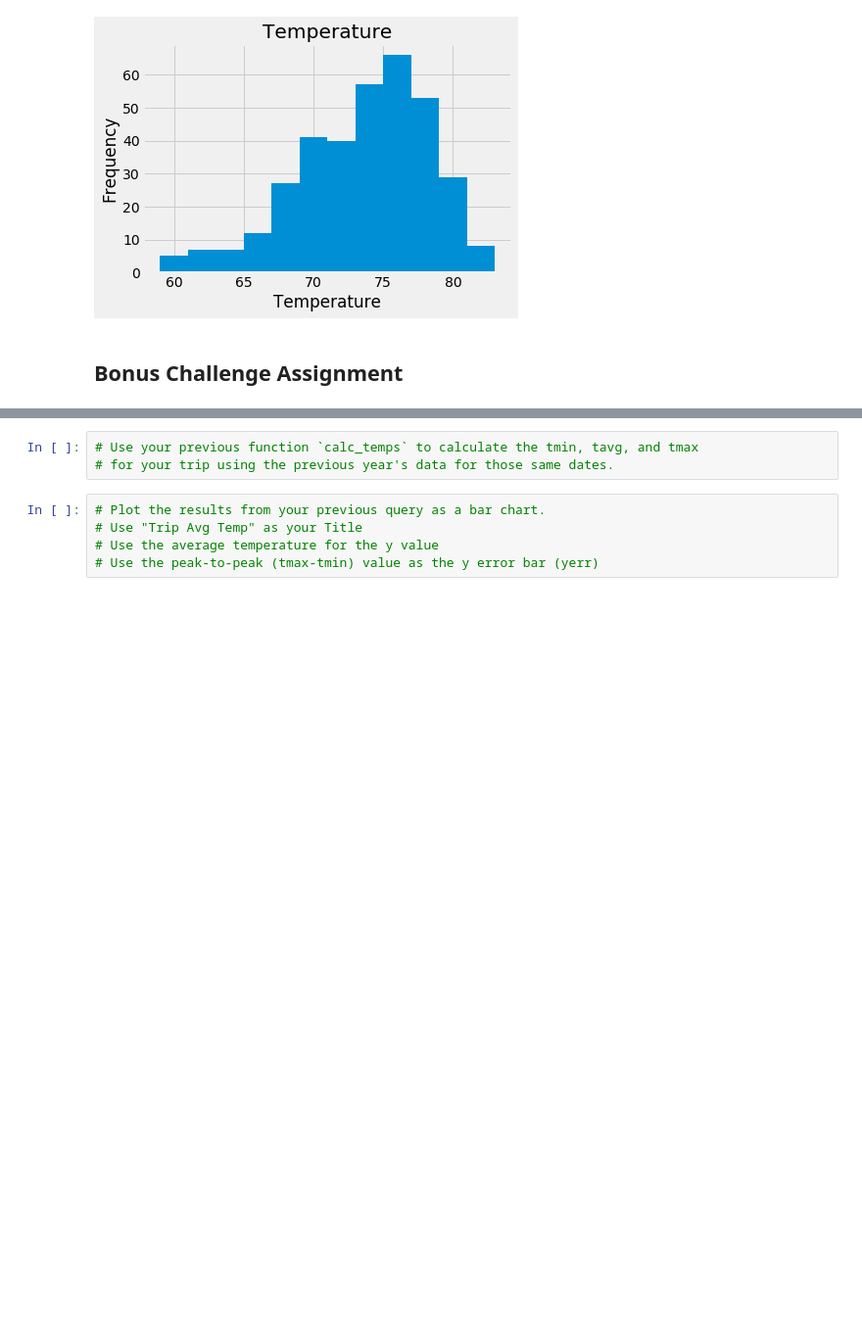
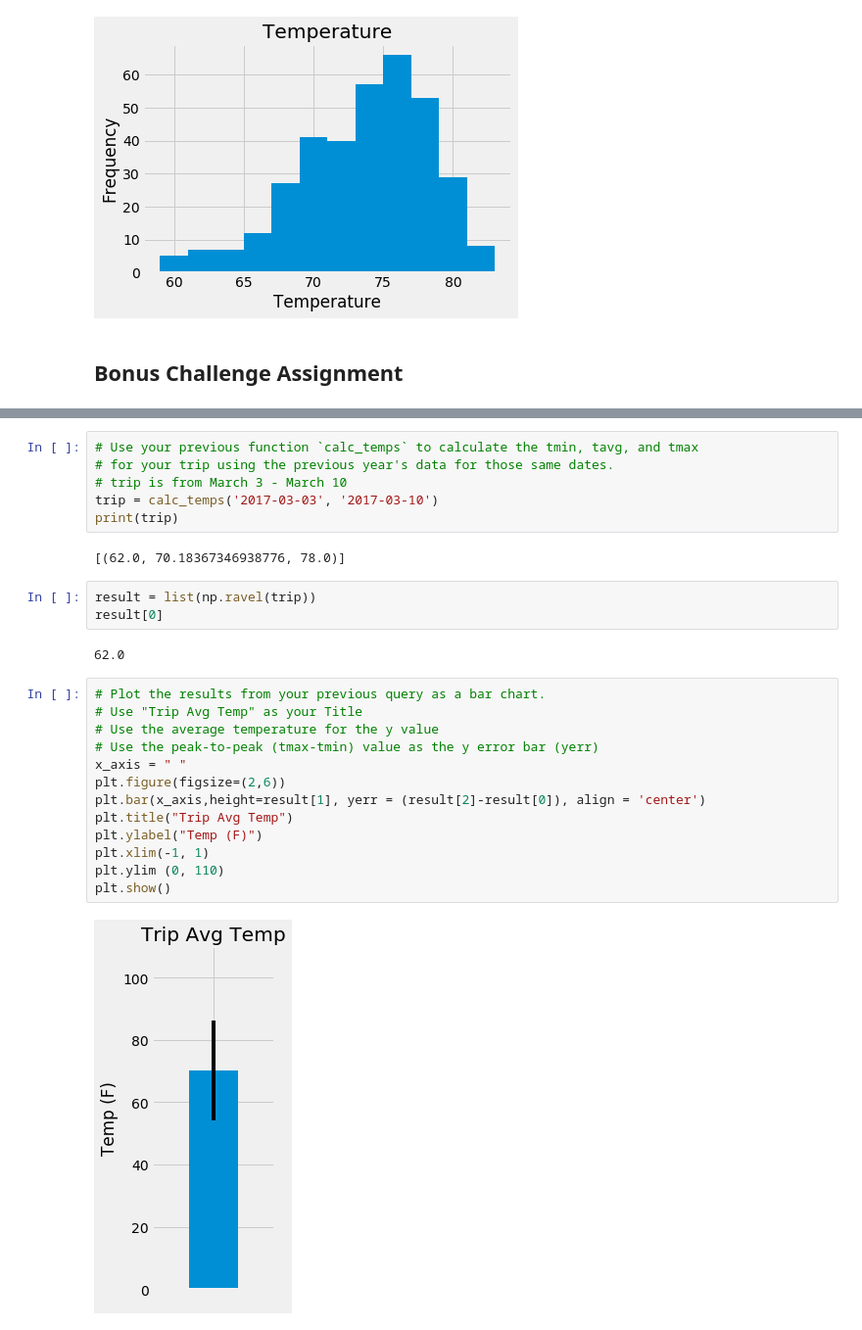
Before and after one commit to jtauman/sqlalchemy-challenge, a Jupyter notebook: climate_main.ipynb, the cells around one changed output, grey strips where cells are left out. Shown at 98% size. Drawn from its saved outputs; the diff is of its cells as text; blank space fills up the shorter version.

```diff
--- a/climate_main.ipynb
+++ b/climate_main.ipynb
@@ -214,8 +170,28 @@ print(calc_temps('2012-02-28', '2012-03-05'))
 # %%
 # Use your previous function `calc_temps` to calculate the tmin, tavg, and tmax
 # for your trip using the previous year's data for those same dates.
+# trip is from March 3 - March 10
+trip = calc_temps('2017-03-03', '2017-03-10')
+print(trip)
+# %% [output]
+[(62.0, 70.18367346938776, 78.0)]
+# %%
+result = list(np.ravel(trip))
+result[0]
+# %% [output]
+62.0
 # %%
 # Plot the results from your previous query as a bar chart.
 # Use "Trip Avg Temp" as your Title
 # Use the average temperature for the y value
 # Use the peak-to-peak (tmax-tmin) value as the y error bar (yerr)
+x_axis = " "
+plt.figure(figsize=(2,6))
+plt.bar(x_axis,height=result[1], yerr = (result[2]-result[0]), align = 'center')
+plt.title("Trip Avg Temp")
+plt.ylabel("Temp (F)")
+plt.xlim(-1, 1)
+plt.ylim (0, 110)
+plt.show()
+# %% [output]
+[figure, added]
```
Also changed, not shown: parts of 17 cells of this notebook, 1 other file.
